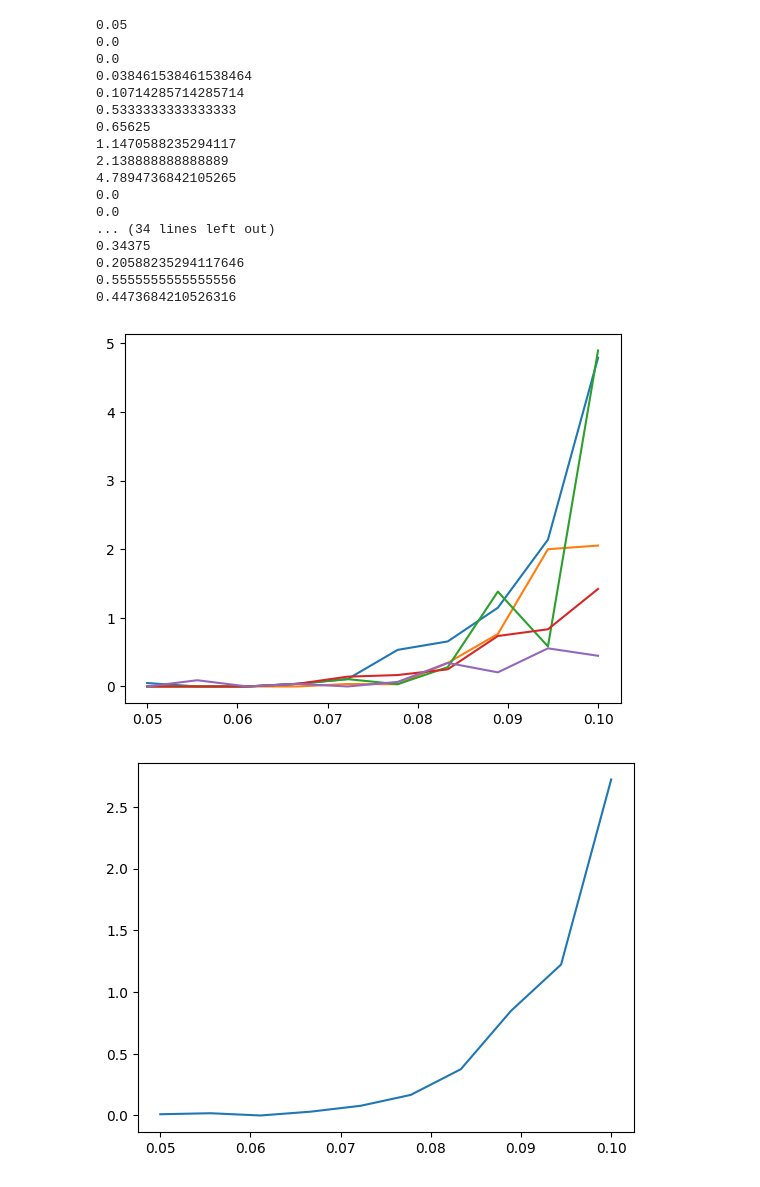
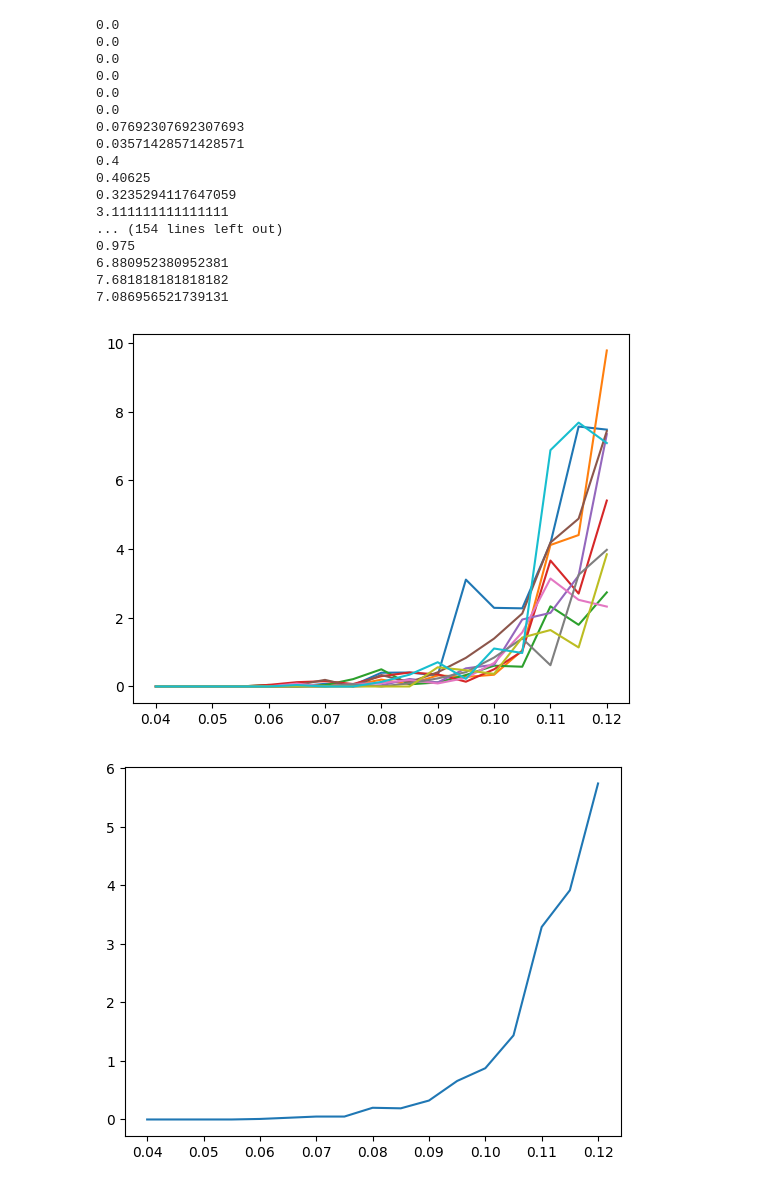
Before and after one commit to kebabee/autoencoder-memory, a Jupyter notebook: hopfield_capacity.ipynb, the cells around one changed output. Drawn from its saved outputs; the diff is of its cells as text; code cells hidden in the pictures.

```diff
--- a/hopfield_capacity.ipynb
+++ b/hopfield_capacity.ipynb
@@ -63,0 +109,9 @@ def add_noise(images, noise_factor):
+# %%
+t = np.linspace(0.04, 0.12, 9)
+for i in range(10):
+  plt.plot(t, errors100[i])
+plt.show()
+
+mean_errors100 = np.mean(errors100, axis=0)
+plt.plot(t, mean_errors100)
+plt.show()
@@ -63,0 +166,9 @@ def add_noise(images, noise_factor):
+# %%
+t = np.linspace(0.04, 0.12, 13)
+for i in range(10):
+  plt.plot(t, errors150[i])
+plt.show()
+
+mean_errors150 = np.mean(errors150, axis=0)
+plt.plot(t, mean_errors150)
+plt.show()
@@ -64,10 +178,10 @@ def add_noise(images, noise_factor):
 # %%
-# from a = 10/200 = 0.05 to a = 20/200 = 0.1
-num_vectors = 20
+# from a = 8/200 = 0.04 to a = 24/200 = 0.12
+num_vectors = 24
 vector_length = 200
 errors200 = []
 
-for _ in range(5):
+for _ in range(10):
 
   vectors200 = []
   for _ in range(num_vectors):
@@ -76,12 +190,12 @@ for _ in range(5):
 
   err200_1 = []
 
-  for i in range(10,20):
+  for i in range(7,24):
     net = hopfield_net(200)
     net.learn(vectors200[:i])
     err = 0
     for j in range(i):
-      result = net.asyn_test(vectors200[j],100)
+      result = net.asyn_test(vectors200[j],10000)
       err += np.sum(vectors200[j] != result)
 
     print(err/i/2)
@@ -89,32 +203,32 @@ for _ in range(5):
 
   errors200.append(err200_1)
 # %% [output]
-0.05
 0.0
 0.0
-0.038461538461538464
-0.10714285714285714
-0.5333333333333333
-0.65625
-1.1470588235294117
-2.138888888888889
-4.7894736842105265
 0.0
 0.0
-... (34 lines left out)
-0.34375
-0.20588235294117646
-0.5555555555555556
-0.4473684210526316
+0.0
+0.0
+0.07692307692307693
+0.03571428571428571
+0.4
+0.40625
+0.3235294117647059
+3.111111111111111
+... (154 lines left out)
+0.975
+6.880952380952381
+7.681818181818182
+7.086956521739131
 # %%
-t = np.linspace(0.05, 0.1, 10)
-for i in range(5):
+t = np.linspace(0.04, 0.12, 17)
+for i in range(10):
   plt.plot(t, errors200[i])
 plt.show()
 
 mean_errors200 = np.mean(errors200, axis=0)
 plt.plot(t, mean_errors200)
 plt.show()
 # %% [output]
-[figure, old version]
+[figure, new version]
-[figure, old version]
+[figure, new version]
```
Also changed, not shown: parts of 22 cells of this notebook.
